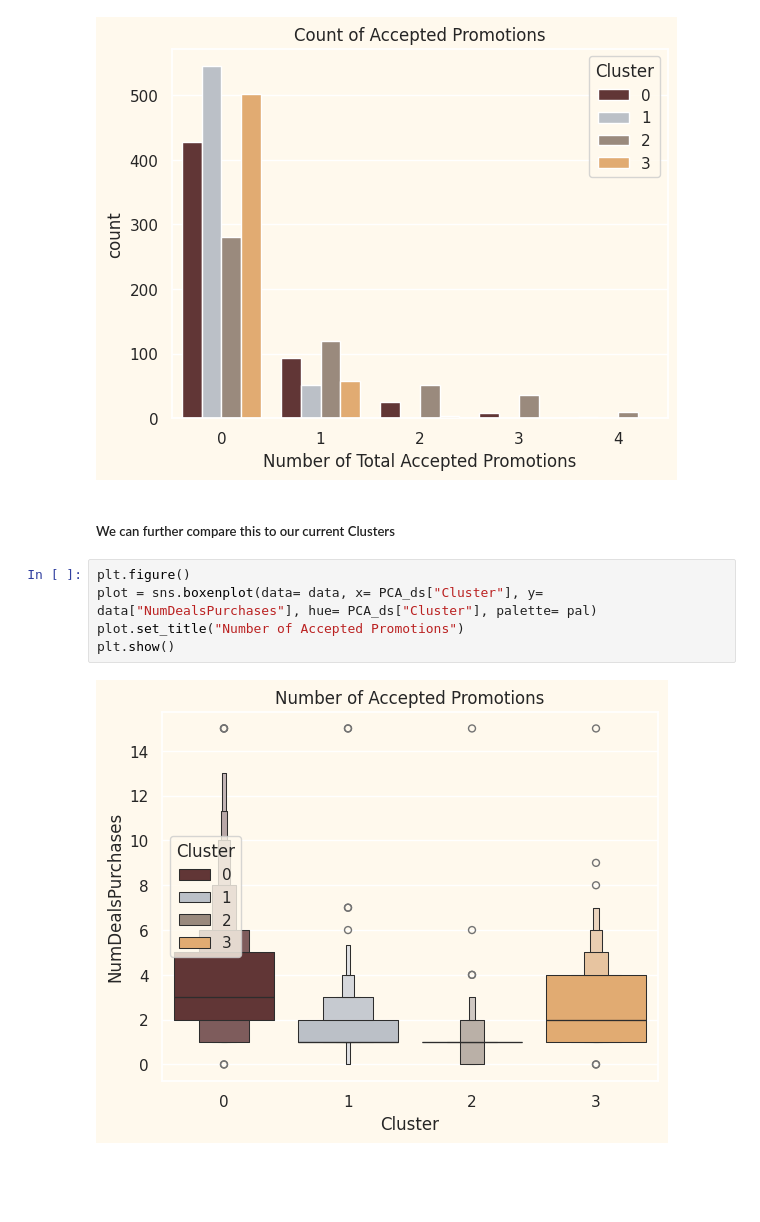
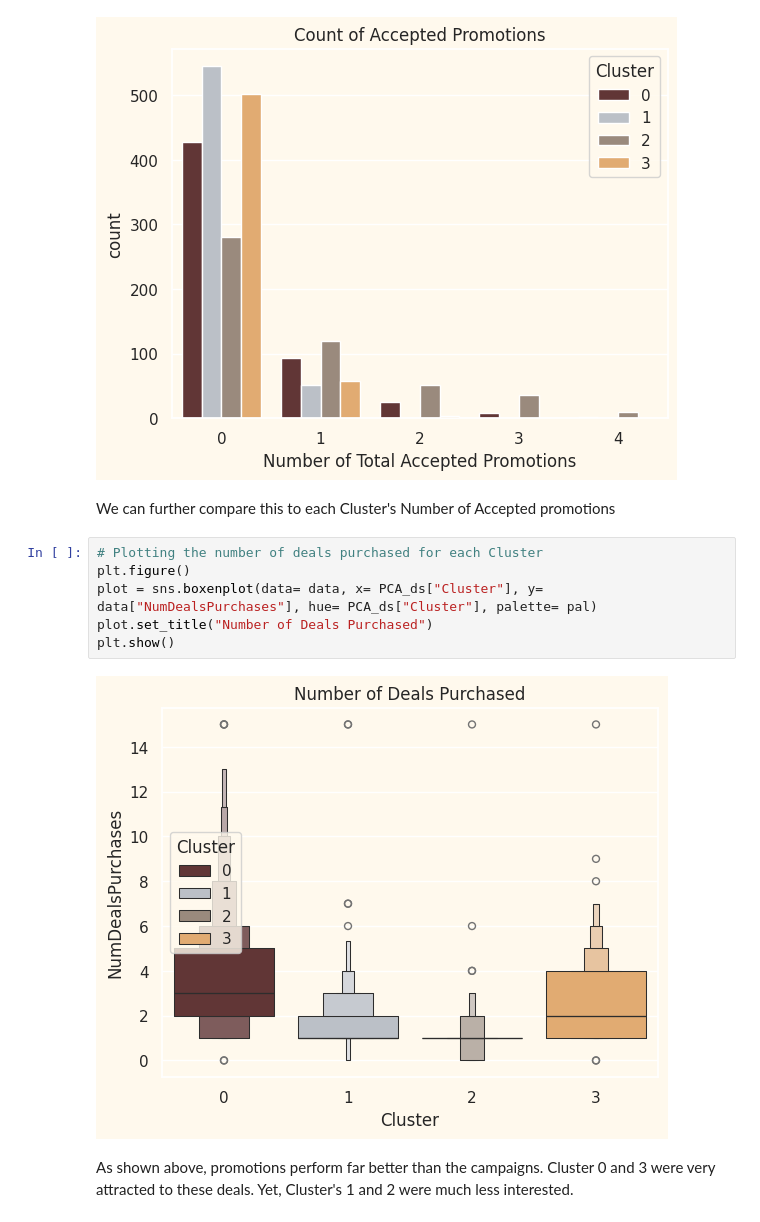
Before and after one commit to terrp/customer-personality, a Jupyter notebook: data_exploration.ipynb, the cells around one changed output. Drawn from its saved outputs; the diff is of its cells as text; blank space fills up the shorter version.

Commit message:
Cluster manipulation

```diff
--- a/data_exploration.ipynb
+++ b/data_exploration.ipynb
@@ -350,12 +350,15 @@ pl.set_xlabel("Number of Total Accepted Promotions")
 plt.show()
 # %% [output]
 [figure]
-# %% [markdown]
-##### We can further compare this to our current Clusters
+# %% [markdown]
+We can further compare this to each Cluster's Number of Accepted promotions
 # %%
+# Plotting the number of deals purchased for each Cluster
 plt.figure()
 plot = sns.boxenplot(data= data, x= PCA_ds["Cluster"], y= data["NumDealsPurchases"], hue= PCA_ds["Cluster"], palette= pal)
-plot.set_title("Number of Accepted Promotions")
+plot.set_title("Number of Deals Purchased")
 plt.show()
 # %% [output]
-[figure, old version]
+[figure, new version]
+# %% [markdown]
+As shown above, promotions perform far better than the campaigns. Cluster 0 and 3 were very attracted to these deals. Yet, Cluster's 1 and 2 were much less interested.
```
Also changed, not shown: parts of 1 cell of this notebook.
